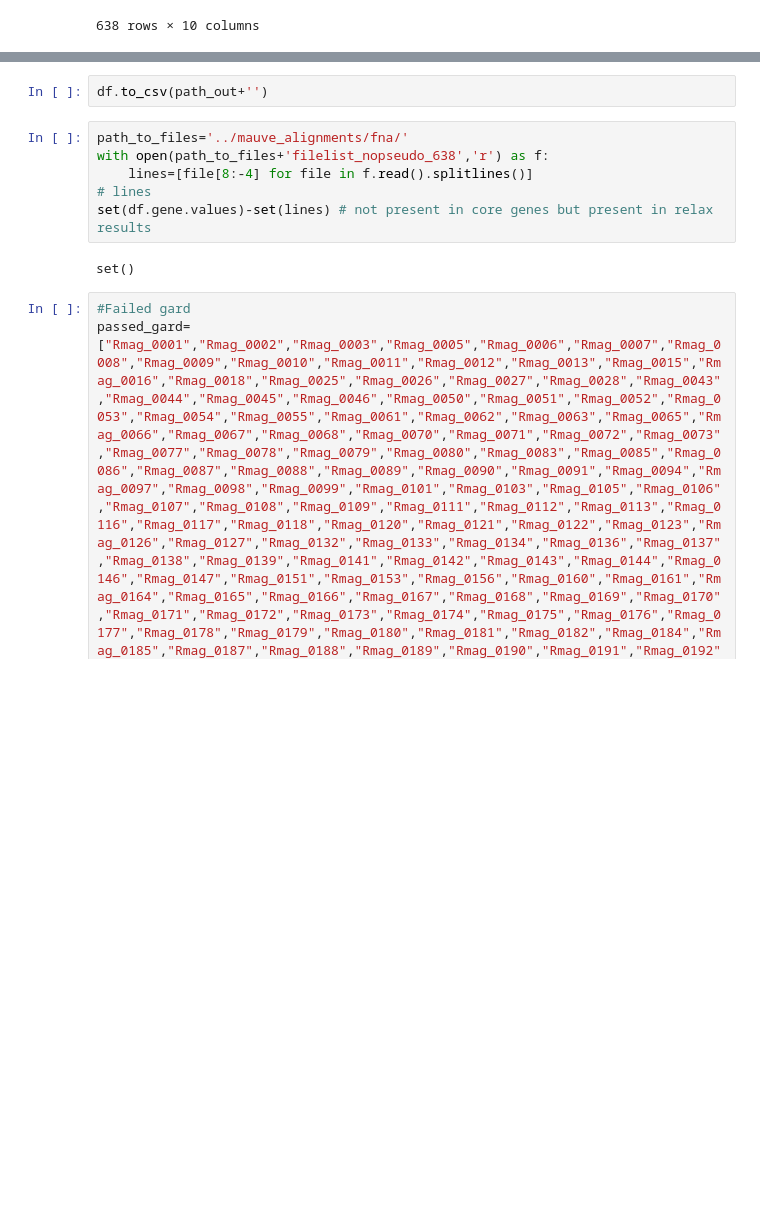
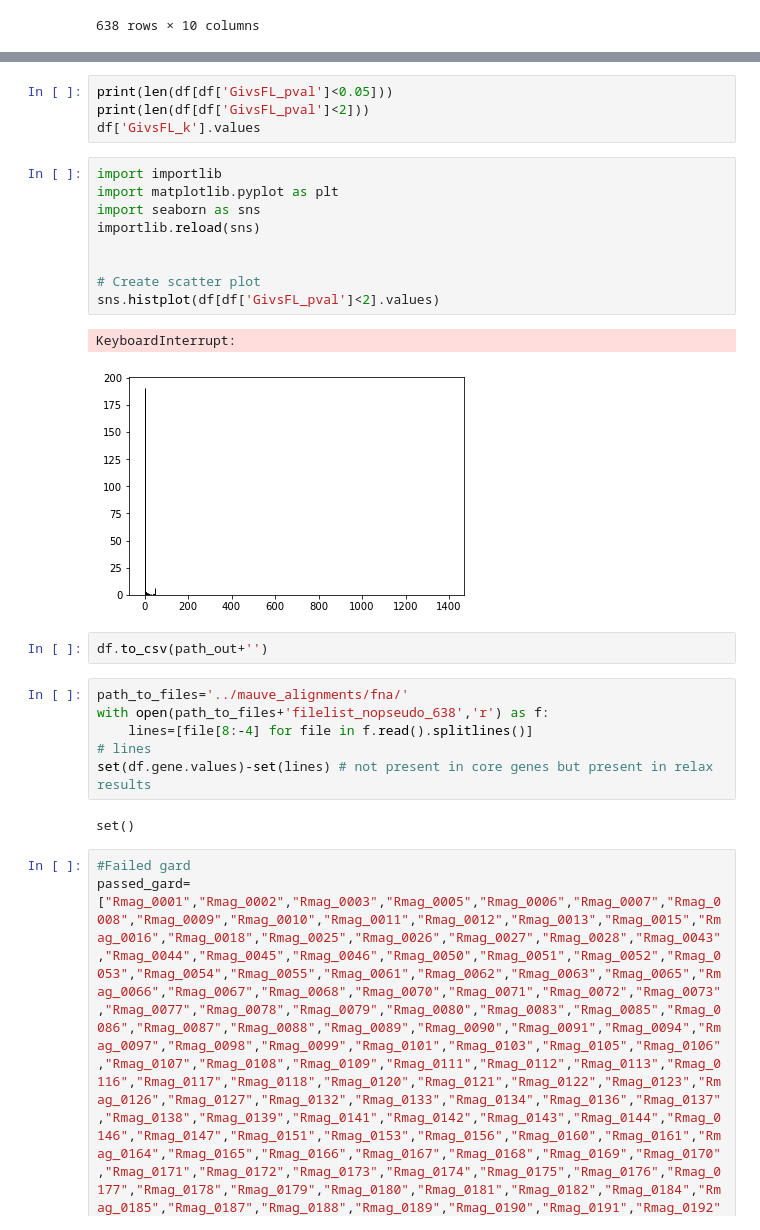
Before and after one commit to maepz/VesicSymb_Evolution, a Jupyter notebook: scripts/parse_relax_results.ipynb, the cells around one changed output, grey strips where cells are left out. Saved outputs shown, nothing was run; the diff lists cells and outputs as text; blank space fills up the shorter version.

```diff
--- a/scripts/parse_relax_results.ipynb
+++ b/scripts/parse_relax_results.ipynb
@@ -93,6 +93,22 @@ df[df['gene']=='Rmag_0884']
 0
 |  | gene | ncodons | SymvsFL_k | SymvsFL_pval | RuvsFL_k | RuvsFL_pval | GivsFL_k | GivsFL_pval | GivsRu_k | ... |
 | 533 | Rmag_0884 | 420 | 1.0 | 1.0 | 1.0 | 1.0 | 11.106526 | 0.041458 | 1.747099 | ... |
+# %%
+print(len(df[df['GivsFL_pval']<0.05]))
+print(len(df[df['GivsFL_pval']<2]))
+df['GivsFL_k'].values
+# %%
+import importlib
+import matplotlib.pyplot as plt
+import seaborn as sns
+importlib.reload(sns)
+
+
+# Create scatter plot
+sns.histplot(df[df['GivsFL_pval']<2].values)
+# %% [output]
+KeyboardInterrupt:
+[figure, added]
 # %%
 df.to_csv(path_out+'')
 # %%
```
Also changed, not shown: 4 other files.
